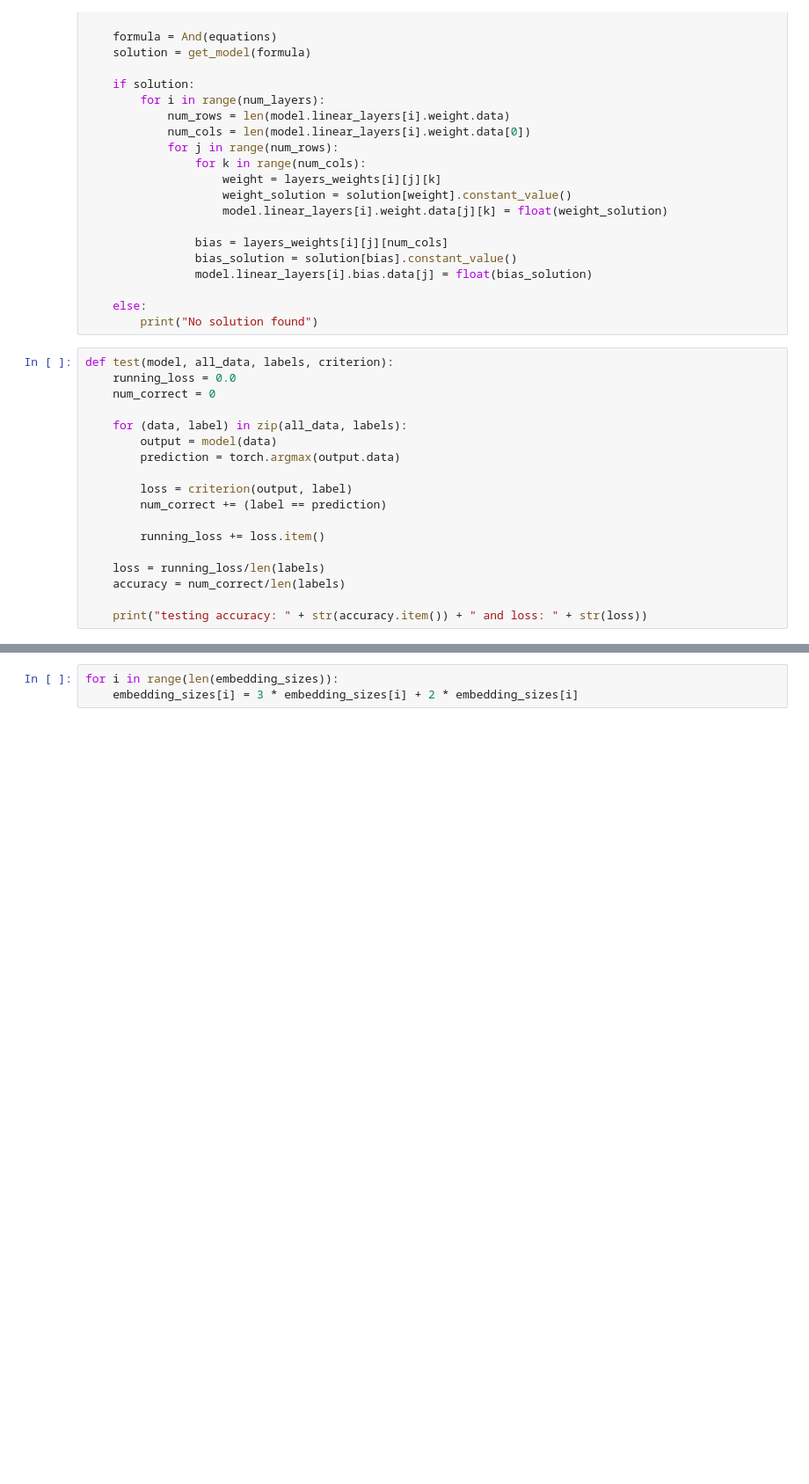
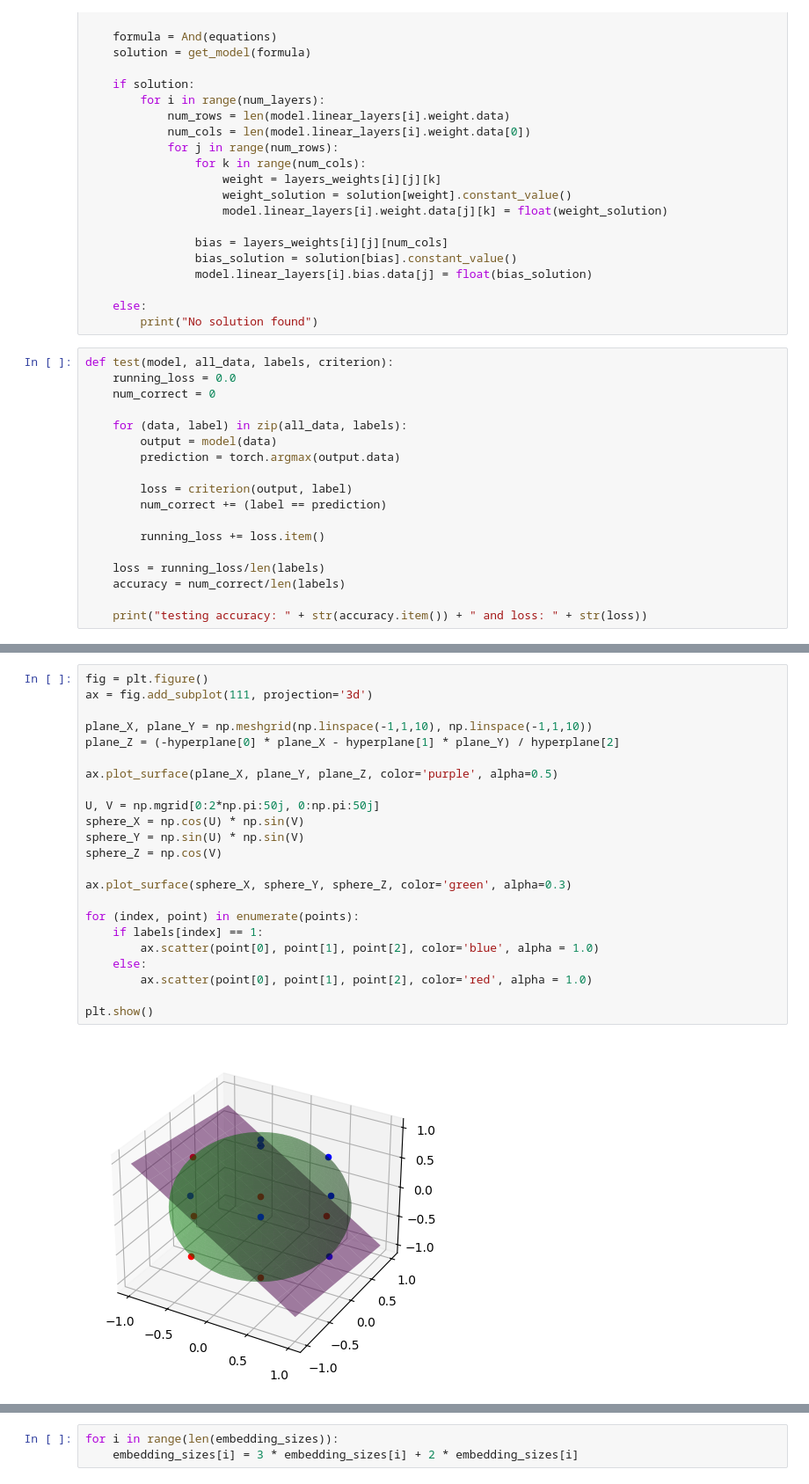
Before and after one commit to charles-ison/smt_solvers_for_neural_network_training, a Jupyter notebook: training.ipynb, the cells around one changed output, grey strips where cells are left out. Shown: that part at 88% size. Cells and saved outputs as stored; diff of their text form; blank space fills up the shorter version.

Commit message:
Saving work to generate training data visualization.

```diff
--- a/training.ipynb
+++ b/training.ipynb
@@ -144 +168,26 @@ num_epochs = 100
+# %%
+fig = plt.figure()
+ax = fig.add_subplot(111, projection='3d')
+
+plane_X, plane_Y = np.meshgrid(np.linspace(-1,1,10), np.linspace(-1,1,10))
+plane_Z = (-hyperplane[0] * plane_X - hyperplane[1] * plane_Y) / hyperplane[2]
+
+ax.plot_surface(plane_X, plane_Y, plane_Z, color='purple', alpha=0.5)
+
+U, V = np.mgrid[0:2*np.pi:50j, 0:np.pi:50j]
+sphere_X = np.cos(U) * np.sin(V)
+sphere_Y = np.sin(U) * np.sin(V)
+sphere_Z = np.cos(V)
+
+ax.plot_surface(sphere_X, sphere_Y, sphere_Z, color='green', alpha=0.3)
+
+for (index, point) in enumerate(points):
+    if labels[index] == 1:
+        ax.scatter(point[0], point[1], point[2], color='blue', alpha = 1.0)
+    else:
+        ax.scatter(point[0], point[1], point[2], color='red', alpha = 1.0)
+
+plt.show()
+# %% [output]
+[figure, added]
 # %%
```
Also changed, not shown: parts of 6 cells of this notebook.
